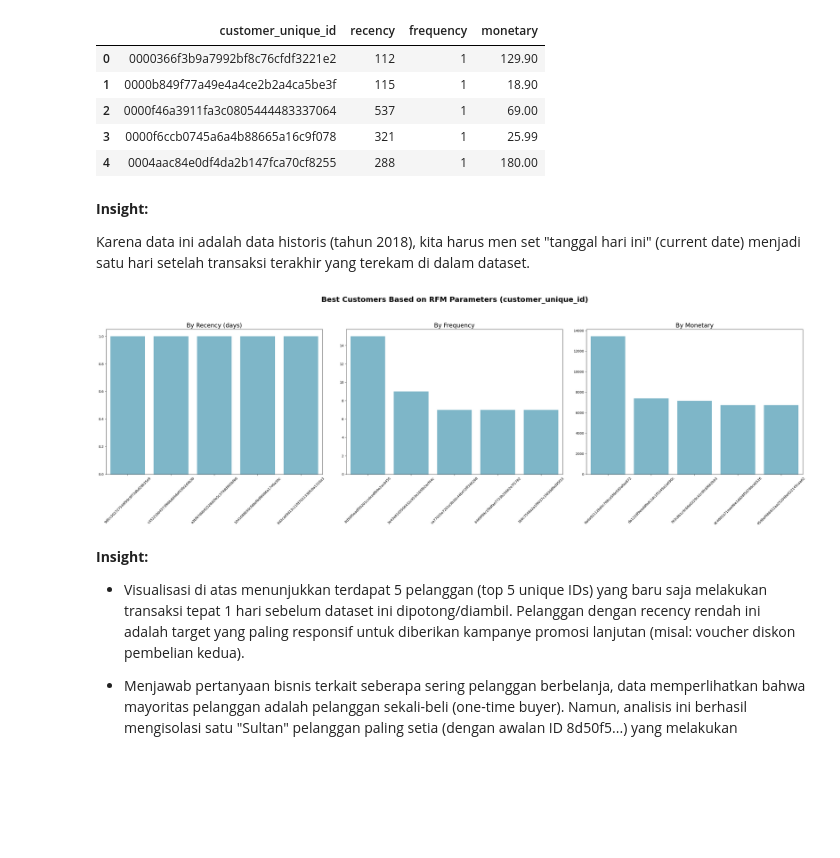
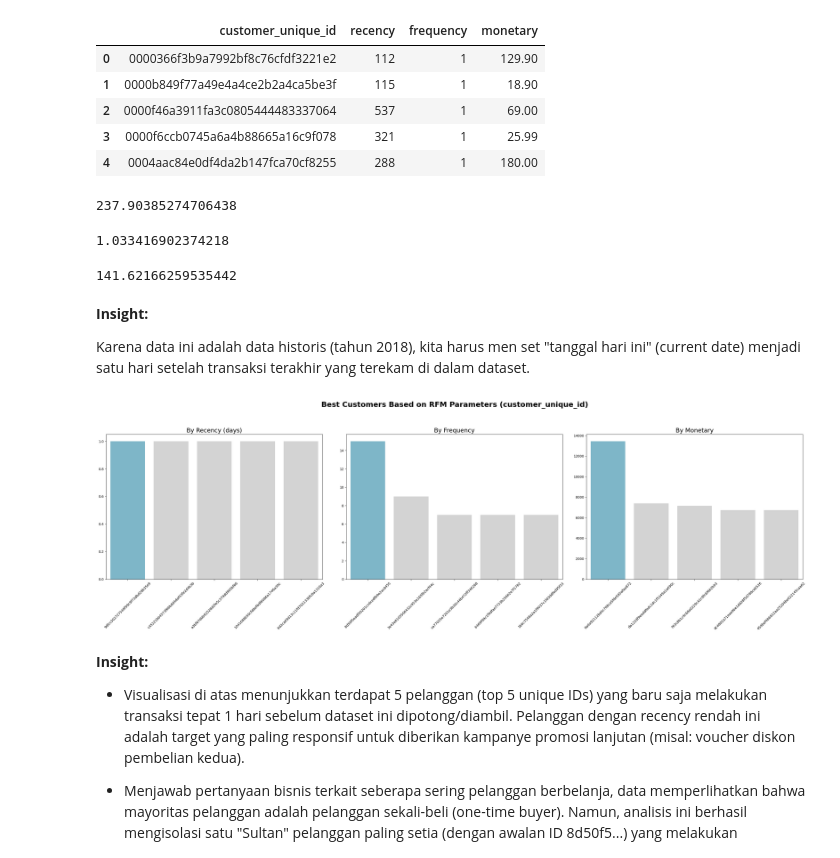
Before and after one commit to daryihsan/dicoding_analisis_data, a Jupyter notebook: Proyek_Analisis_Data.ipynb, the cells around one changed output. Saved outputs shown, nothing was run; the diff lists cells and outputs as text; code cells hidden in the pictures; blank space fills up the shorter version.

```diff
--- a/Proyek_Analisis_Data.ipynb
+++ b/Proyek_Analisis_Data.ipynb
@@ -1361,6 +1361,18 @@ rfm_df.head()
 | 2 | 0000f46a3911fa3c0805444483337064 | 537 | 1 | 69.00 |
 | 3 | 0000f6ccb0745a6a4b88665a16c9f078 | 321 | 1 | 25.99 |
 | 4 | 0004aac84e0df4da2b147fca70cf8255 | 288 | 1 | 180.00 |
+# %%
+print(rfm_df.recency.mean())
+# %% [output]
+237.90385274706438
+# %%
+print(rfm_df.frequency.mean())
+# %% [output]
+1.033416902374218
+# %%
+print(rfm_df.monetary.mean())
+# %% [output]
+141.62166259535442
 # %% [markdown]
 **Insight:**
 
@@ -1368,31 +1380,31 @@ Karena data ini adalah data historis (tahun 2018), kita harus men set "tanggal h
 # %%
 fig, ax = plt.subplots(nrows=1, ncols=3, figsize=(30, 10))
 
-colors = ["#72BCD4", "#72BCD4", "#72BCD4", "#72BCD4", "#72BCD4"]
+colors = ["#72BCD4", "#D3D3D3", "#D3D3D3", "#D3D3D3", "#D3D3D3"]
 
 sns.barplot(y="recency", x="customer_unique_id", data=rfm_df.sort_values(by="recency", ascending=True).head(5), palette=colors, ax=ax[0], hue="customer_unique_id", legend=False)
 ax[0].set_ylabel(None)
 ax[0].set_xlabel(None)
 ax[0].set_title("By Recency (days)", loc="center", fontsize=18)
 ax[0].tick_params(axis='x', labelsize=10, rotation=45)
 
 sns.barplot(y="frequency", x="customer_unique_id", data=rfm_df.sort_values(by="frequency", ascending=False).head(5), palette=colors, ax=ax[1], hue="customer_unique_id", legend=False)
 ax[1].set_ylabel(None)
 ax[1].set_xlabel(None)
 ax[1].set_title("By Frequency", loc="center", fontsize=18)
 ax[1].tick_params(axis='x', labelsize=10, rotation=45)
 
 sns.barplot(y="monetary", x="customer_unique_id", data=rfm_df.sort_values(by="monetary", ascending=False).head(5), palette=colors, ax=ax[2], hue="customer_unique_id", legend=False)
 ax[2].set_ylabel(None)
 ax[2].set_xlabel(None)
 ax[2].set_title("By Monetary", loc="center", fontsize=18)
 ax[2].tick_params(axis='x', labelsize=10, rotation=45)
 
 plt.suptitle("Best Customers Based on RFM Parameters (customer_unique_id)", fontsize=22, fontweight='bold', y=1.0)
 plt.tight_layout(rect=[0, 0.03, 1, 0.95])
 plt.show()
 # %% [output]
-[figure, old version]
+[figure, new version]
 # %% [markdown]
 **Insight:**
 
```
Also changed, not shown: parts of 14 cells of this notebook.
